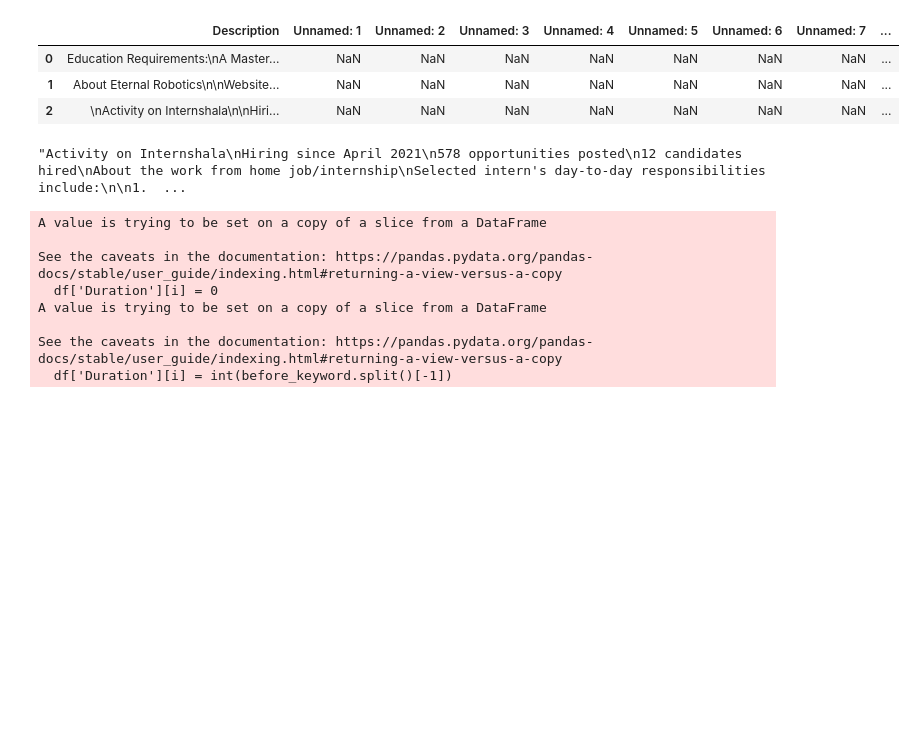
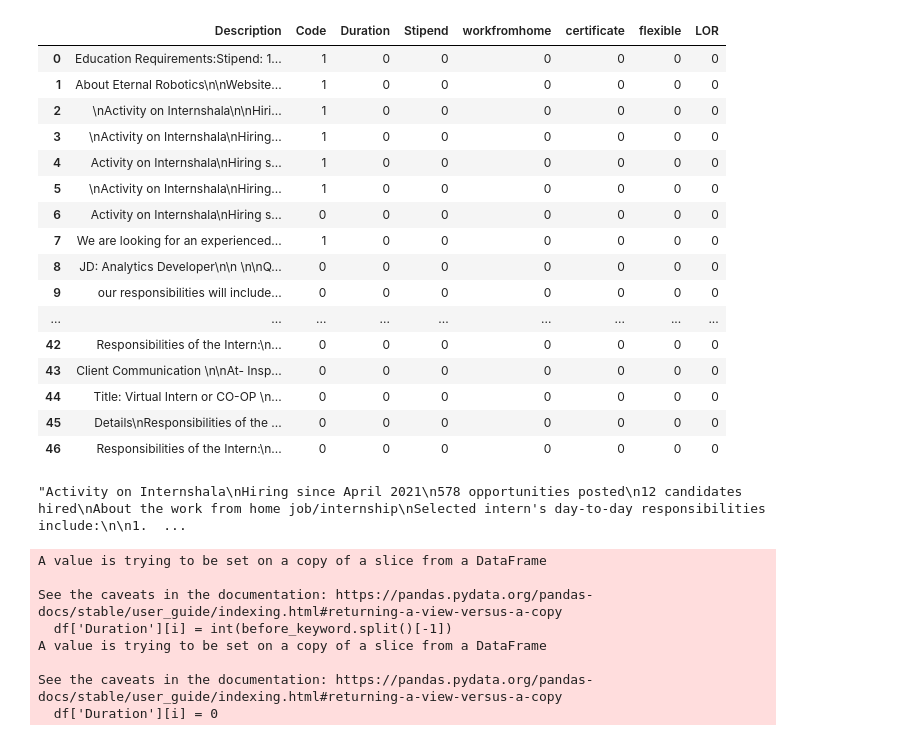
Before and after one commit to ashishjang/MissionEd, a Jupyter notebook: withoutML.ipynb, the cells around one changed output. Saved outputs shown, nothing was run; the diff lists cells and outputs as text; code cells hidden in the pictures; blank space fills up the shorter version.

```diff
--- a/withoutML.ipynb
+++ b/withoutML.ipynb
@@ -7,13 +7,33 @@ df = pd.read_excel('Internship Naming.xlsx', sheet_name='Duration')
 # %%
 df["Duration"] = 0
 df['Stipend'] =0
 df['workfromhome'] =0
+df['certificate'] = 0
+df['flexible'] =0
+df['LOR'] = 0
 df.head(3)
+# drop columns with na values
+df = df.dropna(axis=1, how='all')
+#drop code from dataframe
+df
 # %% [output]
-|  | Description | Unnamed: 1 | Unnamed: 2 | Unnamed: 3 | Unnamed: 4 | Unnamed: 5 | Unnamed: 6 | Unnamed: 7 | ... |
-| 0 | Education Requirements:\nA Master... | NaN | NaN | NaN | NaN | NaN | NaN | NaN | ... |
-| 1 | About Eternal Robotics\n\nWebsite... | NaN | NaN | NaN | NaN | NaN | NaN | NaN | ... |
-| 2 | \nActivity on Internshala\n\nHiri... | NaN | NaN | NaN | NaN | NaN | NaN | NaN | ... |
+|  | Description | Code | Duration | Stipend | workfromhome | certificate | flexible | LOR |
+| 0 | Education Requirements:Stipend: 1... | 1 | 0 | 0 | 0 | 0 | 0 | 0 |
+| 1 | About Eternal Robotics\n\nWebsite... | 1 | 0 | 0 | 0 | 0 | 0 | 0 |
+| 2 | \nActivity on Internshala\n\nHiri... | 1 | 0 | 0 | 0 | 0 | 0 | 0 |
+| 3 | \nActivity on Internshala\nHiring... | 1 | 0 | 0 | 0 | 0 | 0 | 0 |
+| 4 | Activity on Internshala\nHiring s... | 1 | 0 | 0 | 0 | 0 | 0 | 0 |
+| 5 | \nActivity on Internshala\nHiring... | 1 | 0 | 0 | 0 | 0 | 0 | 0 |
+| 6 | Activity on Internshala\nHiring s... | 0 | 0 | 0 | 0 | 0 | 0 | 0 |
+| 7 | We are looking for an experienced... | 1 | 0 | 0 | 0 | 0 | 0 | 0 |
+| 8 | JD: Analytics Developer\n\n \n\nQ... | 0 | 0 | 0 | 0 | 0 | 0 | 0 |
+| 9 | our responsibilities will include... | 0 | 0 | 0 | 0 | 0 | 0 | 0 |
+| ... | ... | ... | ... | ... | ... | ... | ... | ... |
+| 42 | Responsibilities of the Intern:\n... | 0 | 0 | 0 | 0 | 0 | 0 | 0 |
+| 43 | Client Communication \n\nAt- Insp... | 0 | 0 | 0 | 0 | 0 | 0 | 0 |
+| 44 | Title: Virtual Intern or CO-OP \n... | 0 | 0 | 0 | 0 | 0 | 0 | 0 |
+| 45 | Details\nResponsibilities of the ... | 0 | 0 | 0 | 0 | 0 | 0 | 0 |
+| 46 | Responsibilities of the Intern:\n... | 0 | 0 | 0 | 0 | 0 | 0 | 0 |
 # %%
 df['Description'][6]
 # %% [output]
@@ -28,11 +48,11 @@ def searchmonth():
             df['Duration'][i] = 0
 searchmonth()
 # %% [output]
+A value is trying to be set on a copy of a slice from a DataFrame
+
+See the caveats in the documentation: https://pandas.pydata.org/pandas-docs/stable/user_guide/indexing.html#returning-a-view-versus-a-copy
+  df['Duration'][i] = int(before_keyword.split()[-1])
 A value is trying to be set on a copy of a slice from a DataFrame
 
 See the caveats in the documentation: https://pandas.pydata.org/pandas-docs/stable/user_guide/indexing.html#returning-a-view-versus-a-copy
   df['Duration'][i] = 0
-A value is trying to be set on a copy of a slice from a DataFrame
-
-See the caveats in the documentation: https://pandas.pydata.org/pandas-docs/stable/user_guide/indexing.html#returning-a-view-versus-a-copy
-  df['Duration'][i] = int(before_keyword.split()[-1])
```
Also changed, not shown: parts of 10 cells of this notebook, 21 other files.
